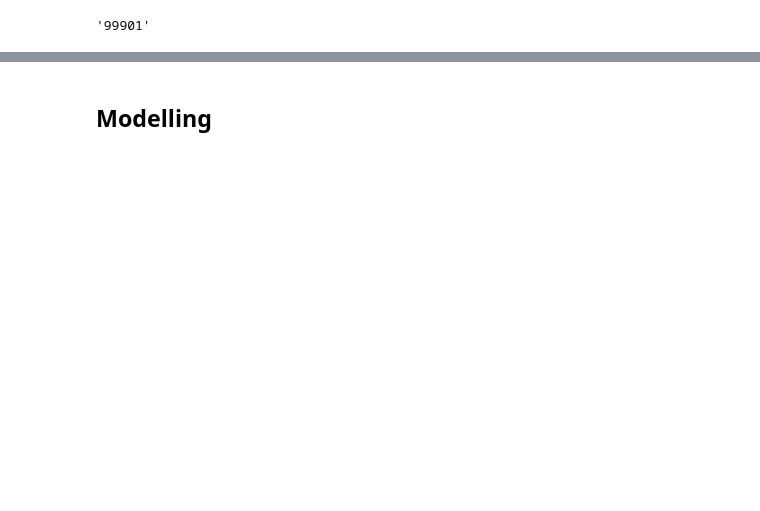
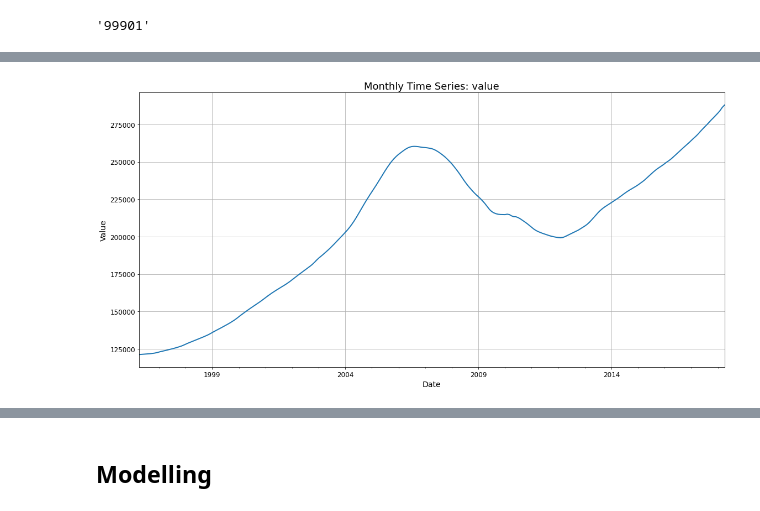
Before and after one commit to EdmundNyaribo/Phase-4-Project, a Jupyter notebook: Student.ipynb, the cells around one changed output, grey strips where cells are left out. Saved outputs shown, nothing was run; the diff lists cells and outputs as text; code cells hidden in the pictures; blank space fills up the shorter version.

```diff
--- a/Student.ipynb
+++ b/Student.ipynb
@@ -420,0 +446,38 @@ melted_df
+# %%
+ts['value'] = ts['value'].astype('float')
+# %%
+def plot_monthly_time_series(data, col):
+    """
+    Plot monthly time series data for a specified column.
+
+    Parameters:
+    - data (DataFrame): The input DataFrame containing time series data.
+    - col (str): The column name to plot.
+
+    Returns:
+    - None (plots the data directly).
+    """
+    # Resample the data to get the monthly mean and select the specified column
+    time_series_monthly_value = data.resample('MS')[col].mean()
+
+    # Plotting parameters
+    plt.figure(figsize=(16, 8))
+    time_series_monthly_value.plot(linewidth=2)
+
+    # Set plot title and labels
+    plt.title(f'Monthly Time Series: {col}', fontsize=18)
+    plt.xlabel('Date', fontsize=14)
+    plt.ylabel('Value', fontsize=14)
+
+    # Set tick parameters
+    plt.xticks(fontsize=12)
+    plt.yticks(fontsize=12)
+
+    # Display the plot
+    plt.grid(True)
+    plt.tight_layout()
+    plt.show()
+
+plot_monthly_time_series(ts, 'value')
+# %% [output]
+[figure, added]
```
Also changed, not shown: parts of 88 cells of this notebook.
